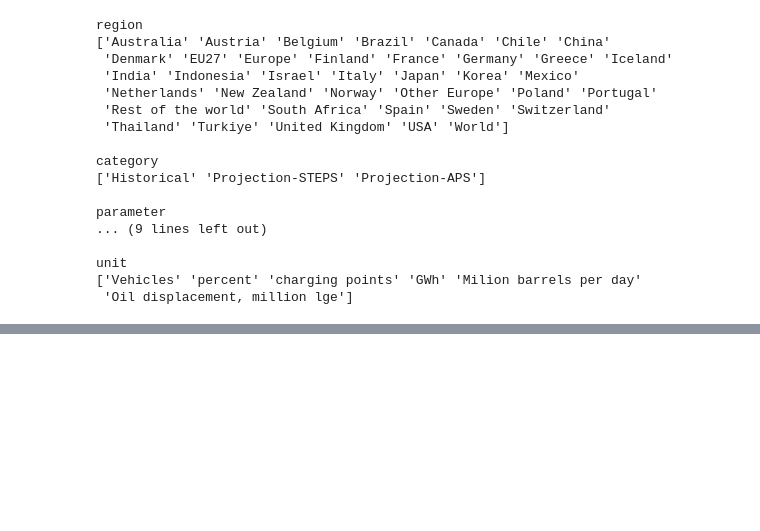
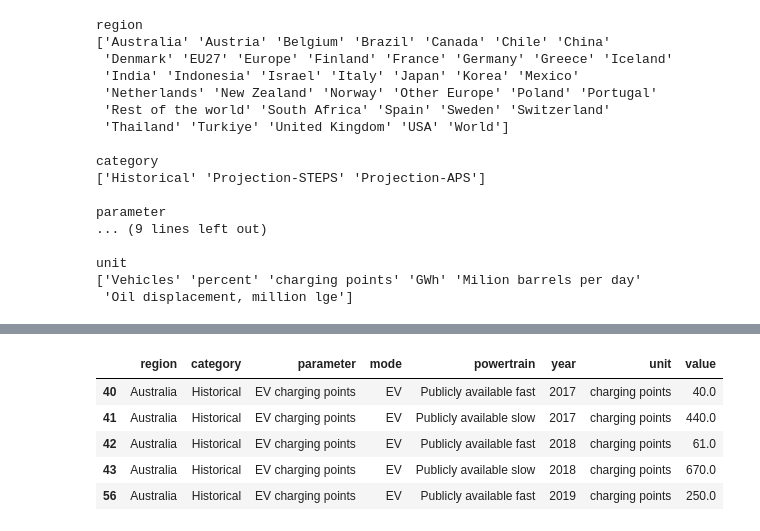
Before and after one commit to HereticInquisitor/Global_EV_value_prediction, a Jupyter notebook: research/trials.ipynb, the cells around one changed output, grey strips where cells are left out. Saved outputs shown, nothing was run; the diff lists cells and outputs as text; code cells hidden in the pictures; blank space fills up the shorter version.

```diff
--- a/research/trials.ipynb
+++ b/research/trials.ipynb
@@ -119,0 +113,2 @@ ValueError: Samples can not be a single string. The input must be an iterable ov
+# %%
+df3 = df[df["unit"]=="charging points"]
@@ -119,0 +139,9 @@ ValueError: Samples can not be a single string. The input must be an iterable ov
+# %%
+df3.head()
+# %% [output]
+|  | region | category | parameter | mode | powertrain | year | unit | value |
+| 40 | Australia | Historical | EV charging points | EV | Publicly available fast | 2017 | charging points | 40.0 |
+| 41 | Australia | Historical | EV charging points | EV | Publicly available slow | 2017 | charging points | 440.0 |
+| 42 | Australia | Historical | EV charging points | EV | Publicly available fast | 2018 | charging points | 61.0 |
+| 43 | Australia | Historical | EV charging points | EV | Publicly available slow | 2018 | charging points | 670.0 |
+| 56 | Australia | Historical | EV charging points | EV | Publicly available fast | 2019 | charging points | 250.0 |
```
Also changed, not shown: parts of 35 cells of this notebook.
